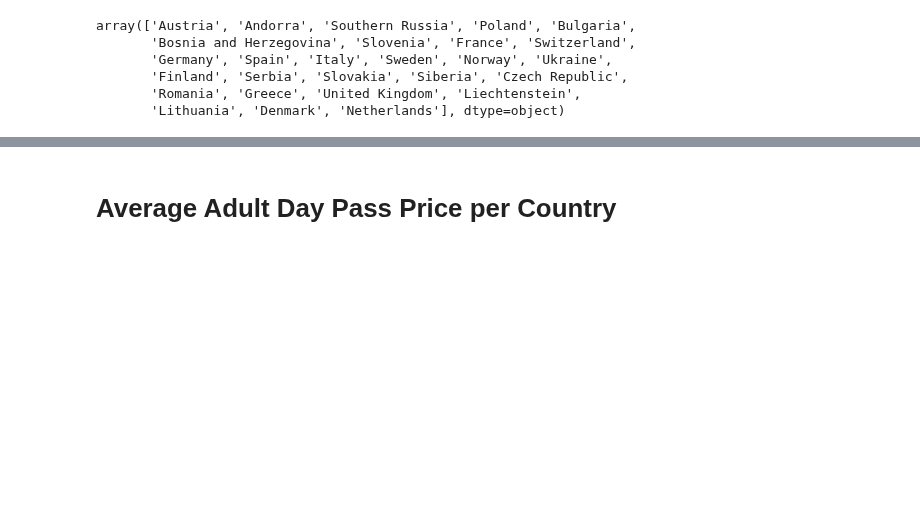
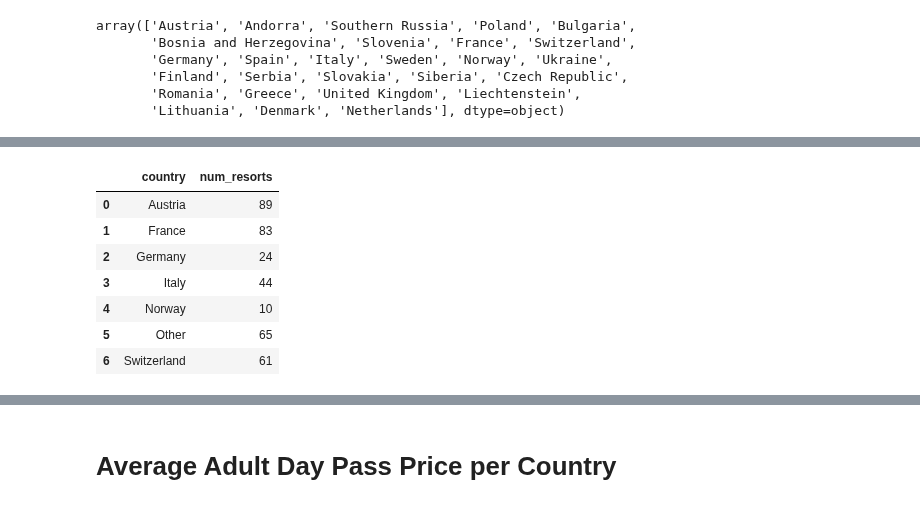
Before and after one commit to nembdev/python_portfolio, a Jupyter notebook: Data Analysis Projects/European Ski Resorts(Pandas)/European Ski Resorts ll.ipynb, the cells around one changed output, grey strips where cells are left out. Drawn from its saved outputs; the diff is of its cells as text; code cells hidden in the pictures; blank space fills up the shorter version.

```diff
--- a/Data Analysis Projects/European Ski Resorts(Pandas)/European Ski Resorts ll.ipynb
+++ b/Data Analysis Projects/European Ski Resorts(Pandas)/European Ski Resorts ll.ipynb
@@ -212,0 +248,11 @@ array(['Austria', 'Andorra', 'Southern Russia', 'Poland', 'Bulgaria',
+# %%
+oth_counts
+# %% [output]
+|  | country | num_resorts |
+| 0 | Austria | 89 |
+| 1 | France | 83 |
+| 2 | Germany | 24 |
+| 3 | Italy | 44 |
+| 4 | Norway | 10 |
+| 5 | Other | 65 |
+| 6 | Switzerland | 61 |
```
Also changed, not shown: parts of 9 cells of this notebook, 1 other file.
